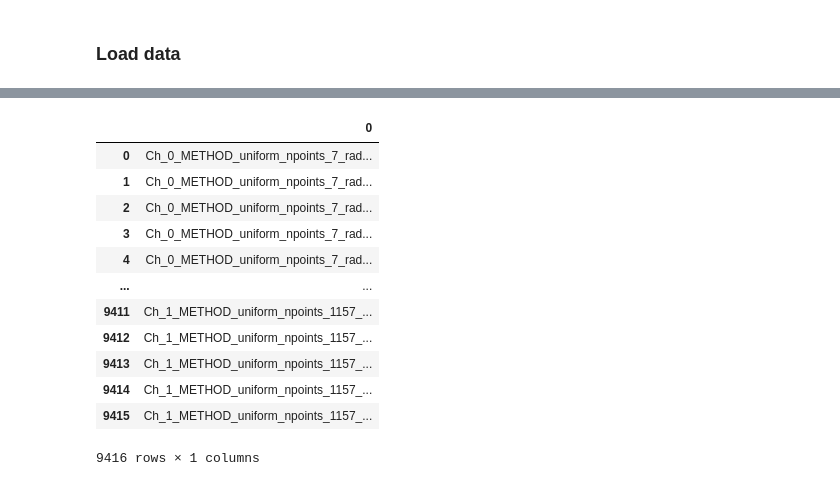
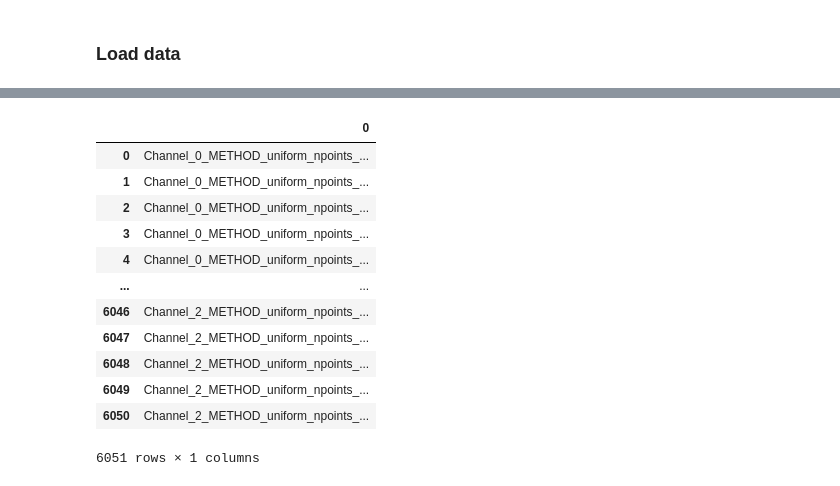
Before and after one commit to spectralnanodiamond/ImageTextureFinder, a Jupyter notebook: 2022-11-01_UMAP_each_image_separately.ipynb, the cells around one changed output, grey strips where cells are left out. Cells and saved outputs as stored; diff of their text form; code cells hidden in the pictures.

```diff
--- a/2022-11-01_UMAP_each_image_separately.ipynb
+++ b/2022-11-01_UMAP_each_image_separately.ipynb
@@ -169,23 +162,23 @@ Categories (12, int64): [50, 217, 231, 267, ..., 474, 498, 544, 594]
 # %%
-directory_VAR = fileroot + 'VU_TEX/playground_Ben/2022-08-26_IVY_GAP/2022-11-09_Subset_optimisation_LBP_v18_patchsize_200/'
-filename_VAR = '2022-11-09_LBP_all_images_data_VAR.csv'
+directory_VAR = ''
+filename_VAR = '2023-07-06_LBP_all_images_data_VAR.csv'
 df_VAR = pd.read_csv(directory_VAR + filename_VAR, index_col=0)
 df_VAR.index = df_VAR.index.astype(str)
 df_VAR
 # %% [output]
 |  | 0 |
-| 0 | Ch_0_METHOD_uniform_npoints_7_rad... |
-| 1 | Ch_0_METHOD_uniform_npoints_7_rad... |
-| 2 | Ch_0_METHOD_uniform_npoints_7_rad... |
-| 3 | Ch_0_METHOD_uniform_npoints_7_rad... |
-| 4 | Ch_0_METHOD_uniform_npoints_7_rad... |
+| 0 | Channel_0_METHOD_uniform_npoints_... |
+| 1 | Channel_0_METHOD_uniform_npoints_... |
+| 2 | Channel_0_METHOD_uniform_npoints_... |
+| 3 | Channel_0_METHOD_uniform_npoints_... |
+| 4 | Channel_0_METHOD_uniform_npoints_... |
 | ... | ... |
-| 9411 | Ch_1_METHOD_uniform_npoints_1157_... |
-| 9412 | Ch_1_METHOD_uniform_npoints_1157_... |
-| 9413 | Ch_1_METHOD_uniform_npoints_1157_... |
-| 9414 | Ch_1_METHOD_uniform_npoints_1157_... |
-| 9415 | Ch_1_METHOD_uniform_npoints_1157_... |
+| 6046 | Channel_2_METHOD_uniform_npoints_... |
+| 6047 | Channel_2_METHOD_uniform_npoints_... |
+| 6048 | Channel_2_METHOD_uniform_npoints_... |
+| 6049 | Channel_2_METHOD_uniform_npoints_... |
+| 6050 | Channel_2_METHOD_uniform_npoints_... |
-9416 rows × 1 columns
+6051 rows × 1 columns
 # %%
 dict_colors = {0:to_rgba(mycolors[0]),
                1:to_rgba(mycolors[1]),
```
Also changed, not shown: parts of 8 cells of this notebook, 3 other files.
